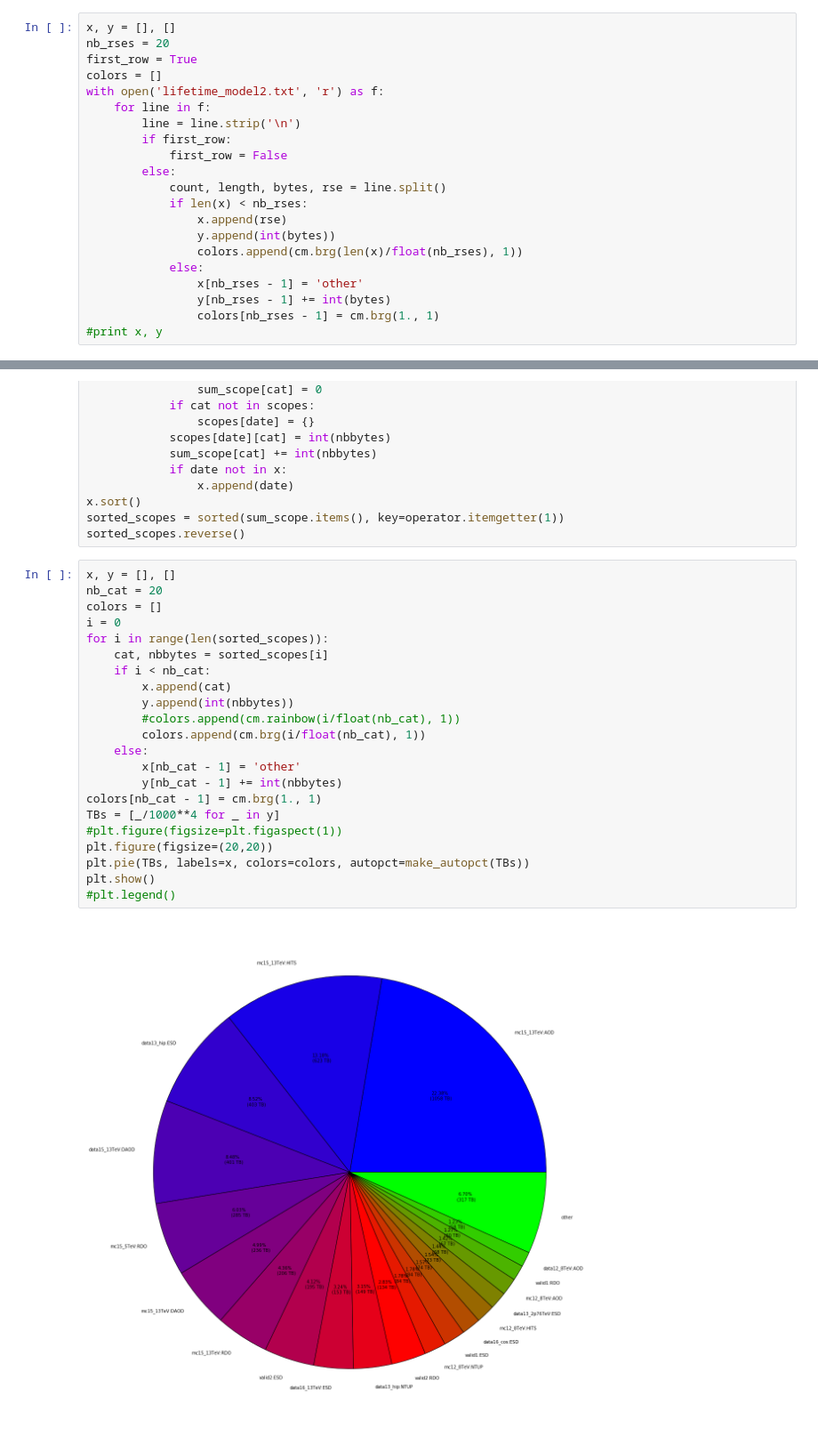
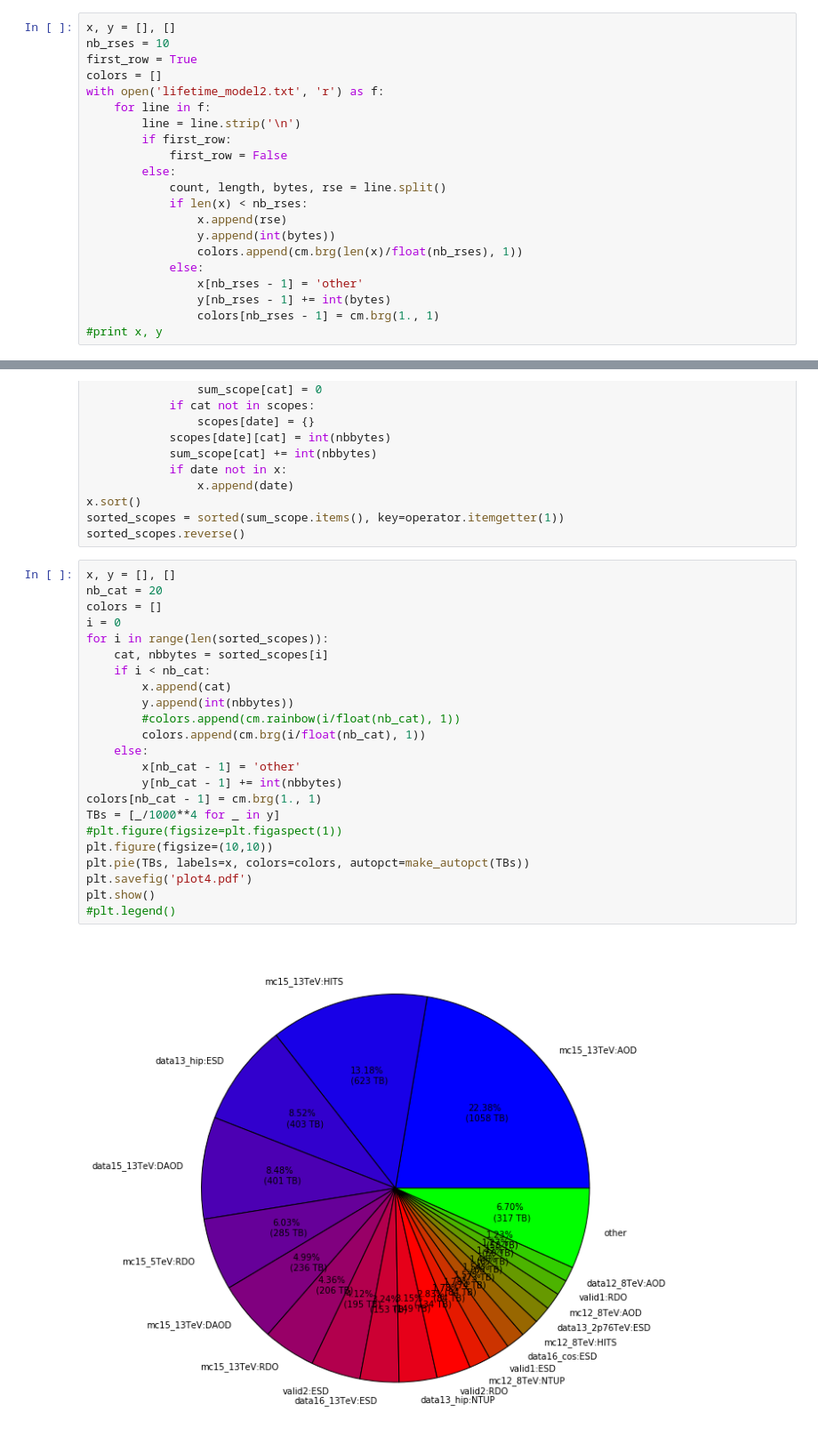
Before and after one commit to ATLAS-Analytics/AnalyticsNotebooks, a Jupyter notebook: Cedric/Lifetime_model.ipynb, the cells around one changed output, grey strips where cells are left out. Shown: that part at 89% size. Saved outputs shown, nothing was run; the diff lists cells and outputs as text.

```diff
--- a/Cedric/Lifetime_model.ipynb
+++ b/Cedric/Lifetime_model.ipynb
@@ -60,6 +60,6 @@ plt.title('Lifetime Model', size=30)
 # %%
 x, y = [], []
-nb_rses = 20
+nb_rses = 10
 first_row = True
 colors = []
 with open('lifetime_model2.txt', 'r') as f:
@@ -192,24 +196,25 @@ sorted_scopes.reverse()
 # %%
 x, y = [], []
 nb_cat = 20
 colors = []
 i = 0
 for i in range(len(sorted_scopes)):
     cat, nbbytes = sorted_scopes[i]
     if i < nb_cat:
         x.append(cat)
         y.append(int(nbbytes))
         #colors.append(cm.rainbow(i/float(nb_cat), 1))
         colors.append(cm.brg(i/float(nb_cat), 1))
     else:
         x[nb_cat - 1] = 'other'
         y[nb_cat - 1] += int(nbbytes)
 colors[nb_cat - 1] = cm.brg(1., 1)
 TBs = [_/1000**4 for _ in y]
 #plt.figure(figsize=plt.figaspect(1))
-plt.figure(figsize=(20,20))
+plt.figure(figsize=(10,10))
 plt.pie(TBs, labels=x, colors=colors, autopct=make_autopct(TBs))
+plt.savefig('plot4.pdf')
 plt.show()
 #plt.legend()
 # %% [output]
-[figure, old version]
+[figure, new version]
```
Also changed, not shown: parts of 5 cells of this notebook, 48 other files.
